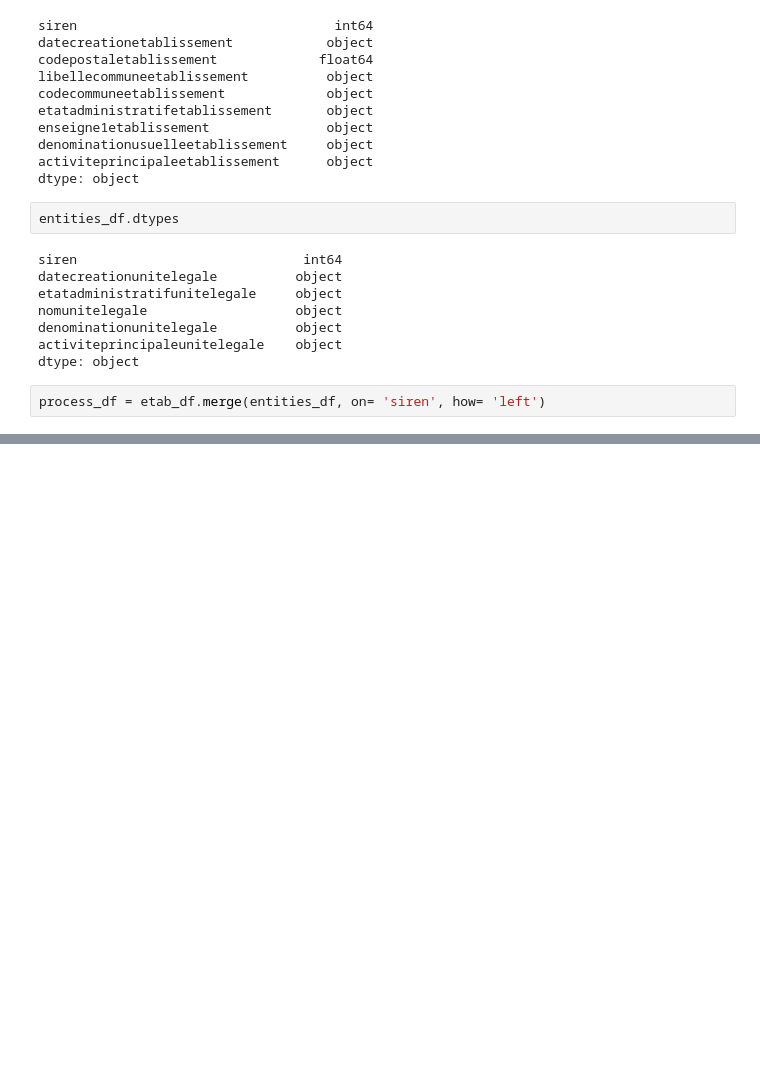
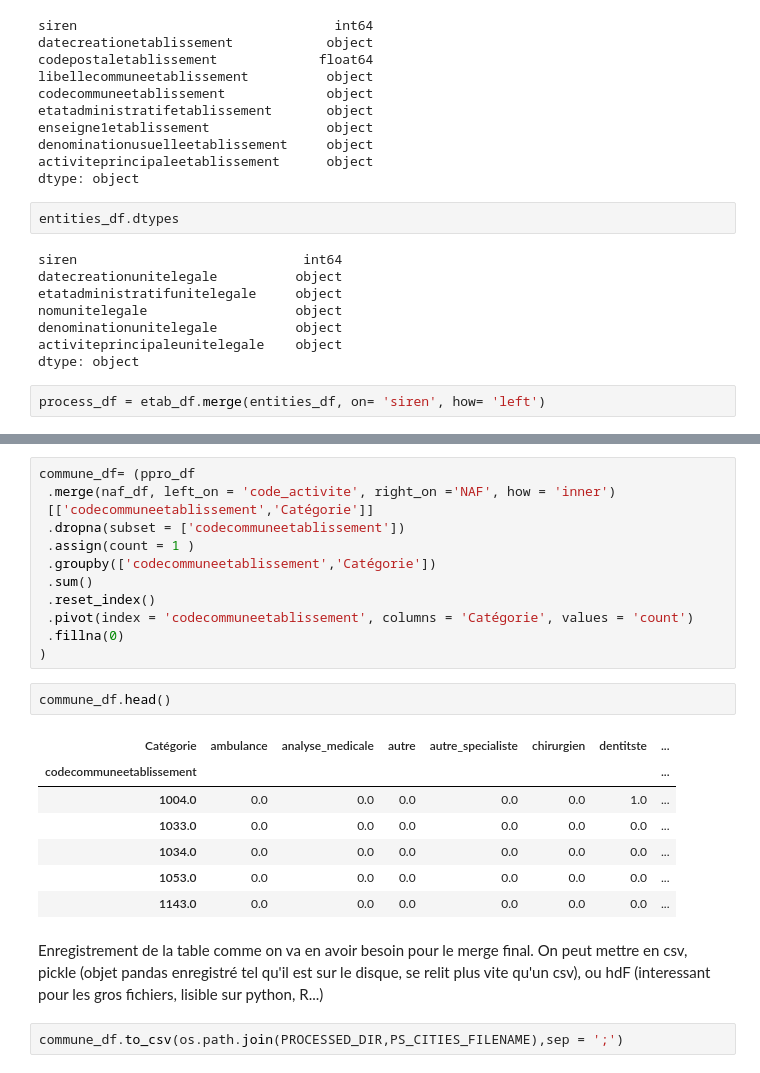
Before and after one commit to MarieMartin723/dm2, a Jupyter notebook: notebooks/prep_sirene.ipynb, the cells around one changed output, grey strips where cells are left out. Drawn from its saved outputs; the diff is of its cells as text; blank space fills up the shorter version.

```diff
--- a/notebooks/prep_sirene.ipynb
+++ b/notebooks/prep_sirene.ipynb
@@ -197,0 +378,26 @@ Name: _merge, dtype: int64
+# %%
+commune_df= (ppro_df
+ .merge(naf_df, left_on = 'code_activite', right_on ='NAF', how = 'inner')
+ [['codecommuneetablissement','Catégorie']]
+ .dropna(subset = ['codecommuneetablissement'])
+ .assign(count = 1 )
+ .groupby(['codecommuneetablissement','Catégorie'])
+ .sum()
+ .reset_index()
+ .pivot(index = 'codecommuneetablissement', columns = 'Catégorie', values = 'count')
+ .fillna(0)
+)
+# %%
+commune_df.head()
+# %% [output]
+| Catégorie | ambulance | analyse_medicale | autre | autre_specialiste | chirurgien | dentitste | ... |
+| codecommuneetablissement |  |  |  |  |  |  | ... |
+| 1004.0 | 0.0 | 0.0 | 0.0 | 0.0 | 0.0 | 1.0 | ... |
+| 1033.0 | 0.0 | 0.0 | 0.0 | 0.0 | 0.0 | 0.0 | ... |
+| 1034.0 | 0.0 | 0.0 | 0.0 | 0.0 | 0.0 | 0.0 | ... |
+| 1053.0 | 0.0 | 0.0 | 0.0 | 0.0 | 0.0 | 0.0 | ... |
+| 1143.0 | 0.0 | 0.0 | 0.0 | 0.0 | 0.0 | 0.0 | ... |
+# %% [markdown]
+Enregistrement de la table comme on va en avoir besoin pour le merge final. On peut mettre en csv, pickle (objet pandas enregistré tel qu'il est sur le disque, se relit plus vite qu'un csv), ou hdF (interessant pour les gros fichiers, lisible sur python, R...)
+# %%
+commune_df.to_csv(os.path.join(PROCESSED_DIR,PS_CITIES_FILENAME),sep = ';')
```
Also changed, not shown: parts of 40 cells of this notebook.
